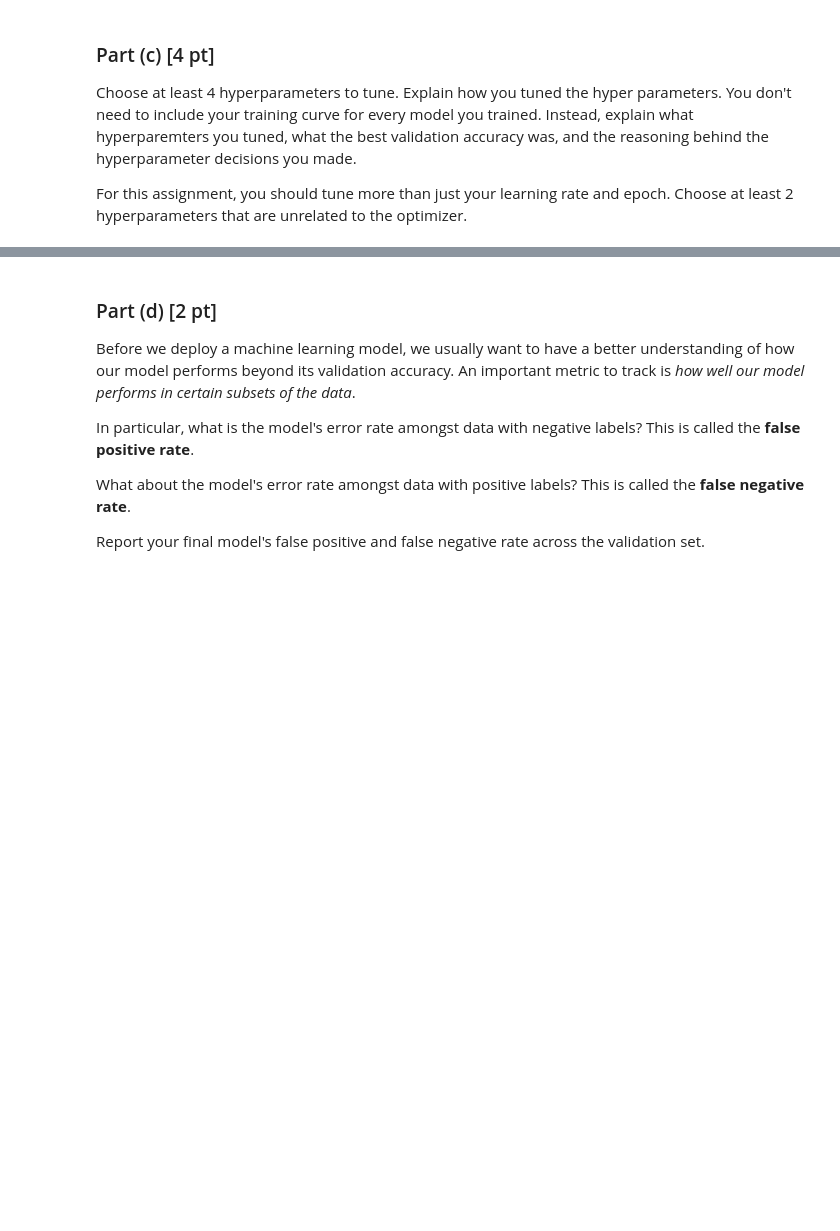
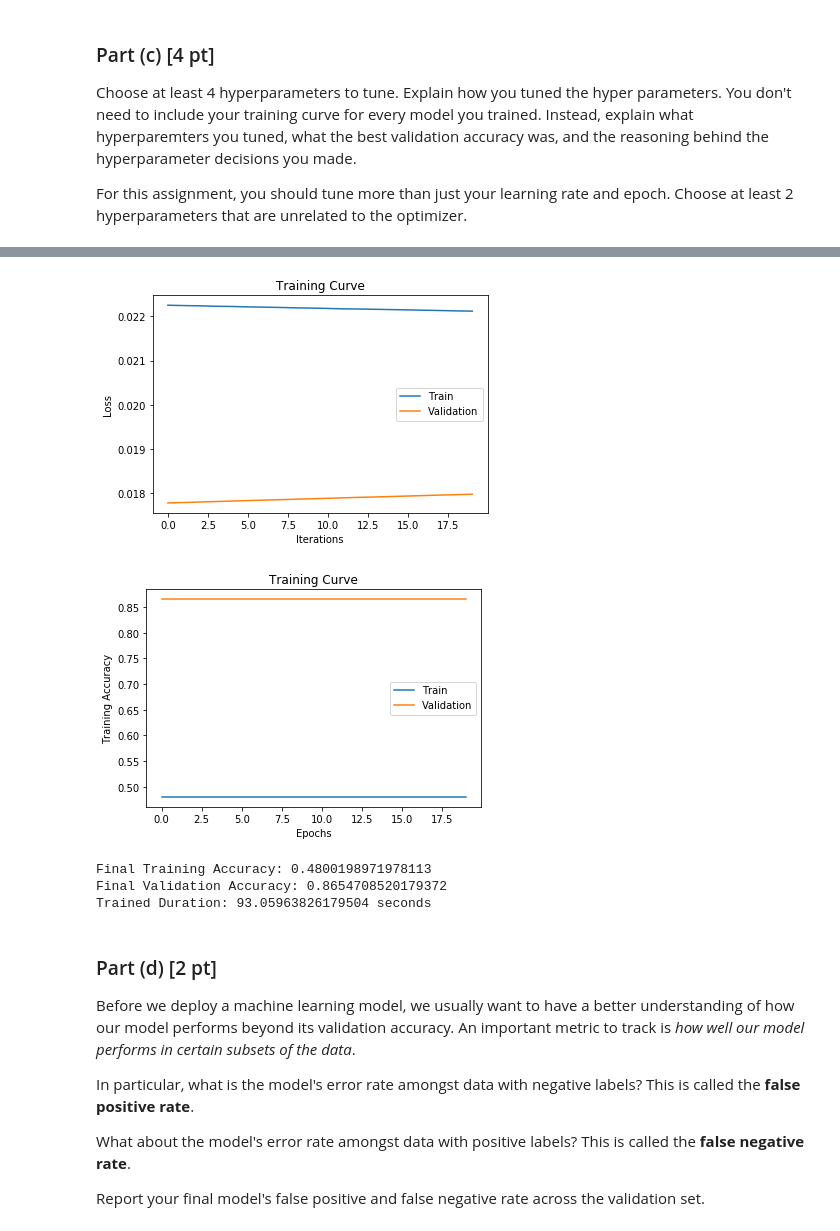
Before and after one commit to yangjimmy/APS360, a Jupyter notebook: Lab_5_Spam_Detection.ipynb, the cells around one changed output, grey strips where cells are left out. Drawn from its saved outputs; the diff is of its cells as text; code cells hidden in the pictures; blank space fills up the shorter version.

```diff
--- a/Lab_5_Spam_Detection.ipynb
+++ b/Lab_5_Spam_Detection.ipynb
@@ -258,0 +557,8 @@ Choose at least 2 hyperparameters that are unrelated to the optimizer.
+# %%
+model4 = SpamDetect(10, 2)
+train_RNN(model4, learning_rate=1e-6)
+# decreasing the learning rate should improve the accuracy of the network
+# since we are less likely to skip over the global minimum
+# the learning rate however proved to be too small and it seems that the
+# model is trapped inside a local minimum.
+# %% [output]
@@ -258,0 +585,5 @@ Choose at least 2 hyperparameters that are unrelated to the optimizer.
+[figure, added]
+[figure, added]
+Final Training Accuracy: 0.4800198971978113
+Final Validation Accuracy: 0.8654708520179372
+Trained Duration: 93.05963826179504 seconds
```
Also changed, not shown: parts of 34 cells of this notebook.
